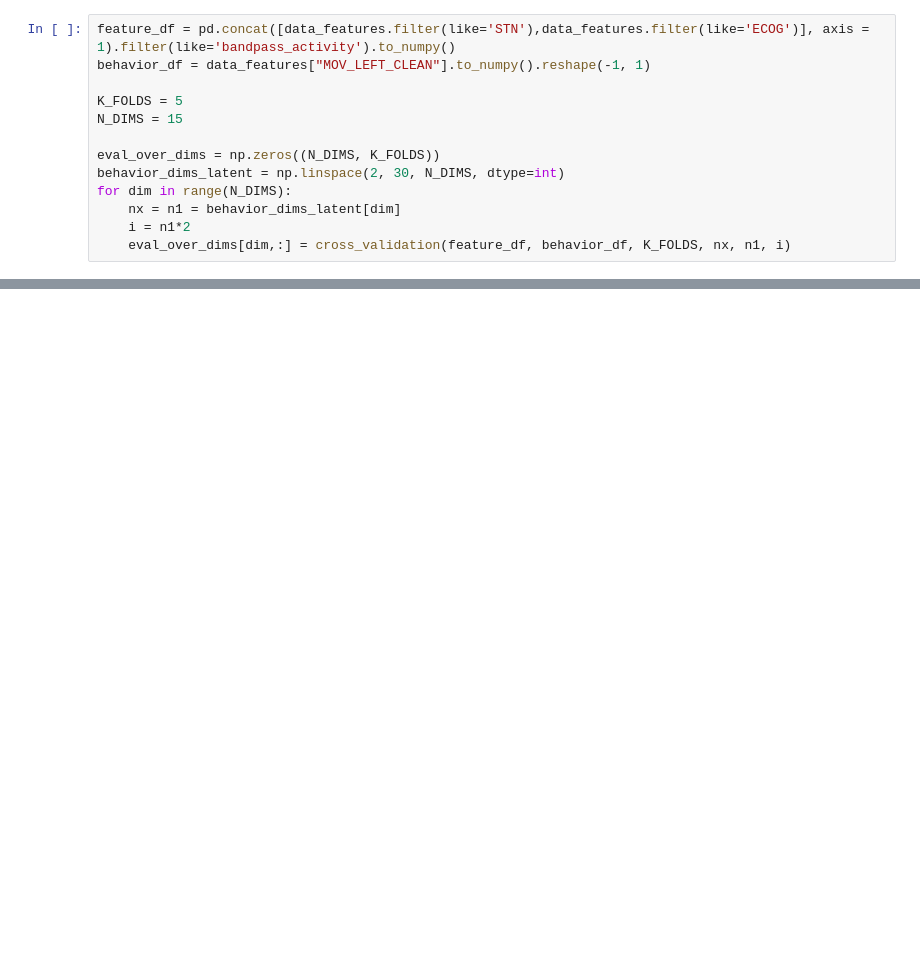
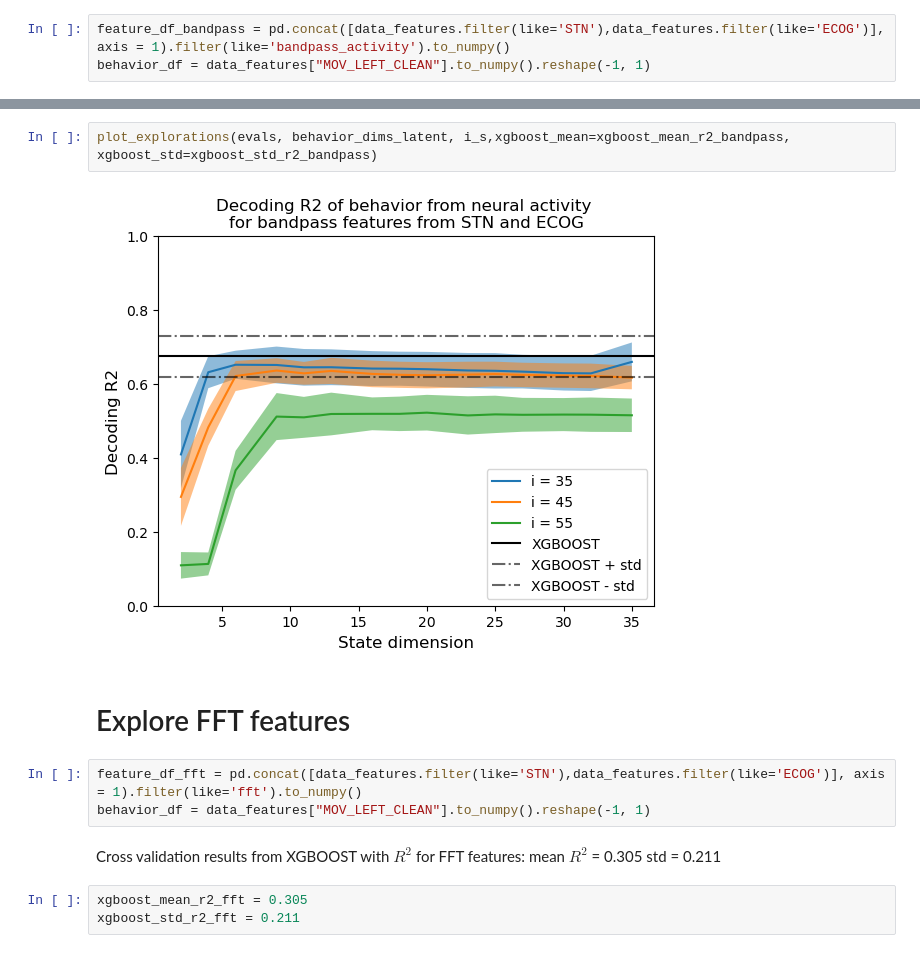
Before and after one commit to lauraflyra/BehaviorallyRelevantNeuralDynamicsWithPSID, a Jupyter notebook: src/explore_state_dimensions.ipynb, the cells around one changed output, grey strips where cells are left out. Drawn from its saved outputs; the diff is of its cells as text; blank space fills up the shorter version.

```diff
--- a/src/explore_state_dimensions.ipynb
+++ b/src/explore_state_dimensions.ipynb
@@ -47,13 +20,3 @@ def cross_validation(neural_data, behavior, k_folds, nx, n1, i, metrics = "R2"):
 # %%
-feature_df = pd.concat([data_features.filter(like='STN'),data_features.filter(like='ECOG')], axis = 1).filter(like='bandpass_activity').to_numpy()
+feature_df_bandpass = pd.concat([data_features.filter(like='STN'),data_features.filter(like='ECOG')], axis = 1).filter(like='bandpass_activity').to_numpy()
 behavior_df = data_features["MOV_LEFT_CLEAN"].to_numpy().reshape(-1, 1)
-
-K_FOLDS = 5
-N_DIMS = 15
-
-eval_over_dims = np.zeros((N_DIMS, K_FOLDS))
-behavior_dims_latent = np.linspace(2, 30, N_DIMS, dtype=int)
-for dim in range(N_DIMS):
-    nx = n1 = behavior_dims_latent[dim]
-    i = n1*2
-    eval_over_dims[dim,:] = cross_validation(feature_df, behavior_df, K_FOLDS, nx, n1, i)
@@ -87,0 +84,16 @@ plt.show()
+# %%
+plot_explorations(evals, behavior_dims_latent, i_s,xgboost_mean=xgboost_mean_r2_bandpass, xgboost_std=xgboost_std_r2_bandpass)
+# %% [output]
+[figure, added]
+# %% [markdown]
+# Explore FFT features
+# %%
+feature_df_fft = pd.concat([data_features.filter(like='STN'),data_features.filter(like='ECOG')], axis = 1).filter(like='fft').to_numpy()
+behavior_df = data_features["MOV_LEFT_CLEAN"].to_numpy().reshape(-1, 1)
+# %% [markdown]
+Cross validation results from XGBOOST with $R^{2}$ for FFT features:
+mean $R^{2}$ = 0.305
+std = 0.211
+# %%
+xgboost_mean_r2_fft = 0.305
+xgboost_std_r2_fft = 0.211
```
Also changed, not shown: parts of 24 cells of this notebook.
